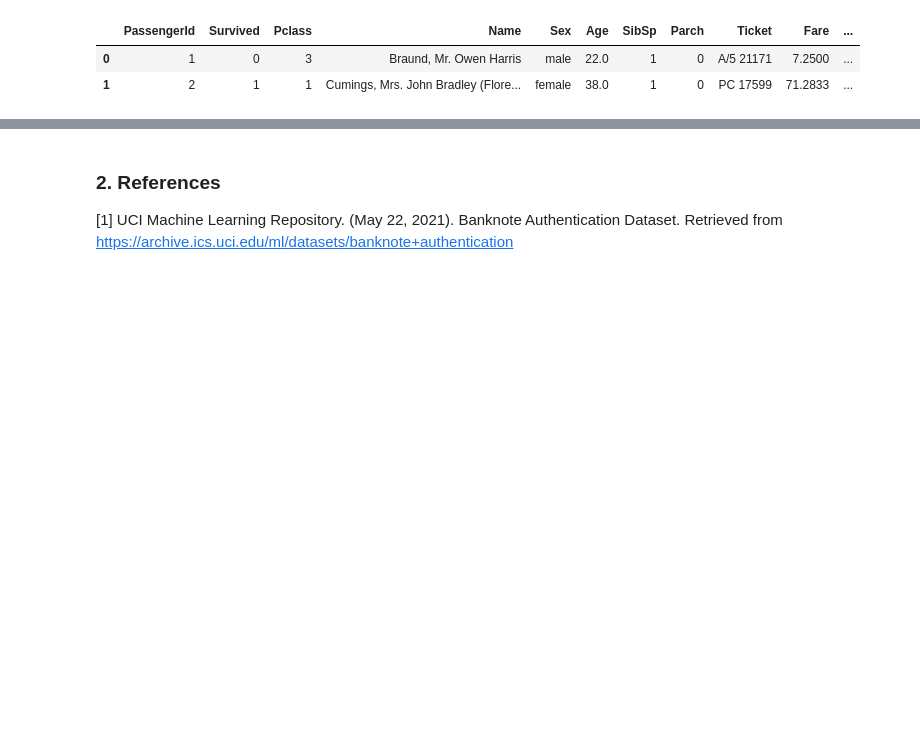
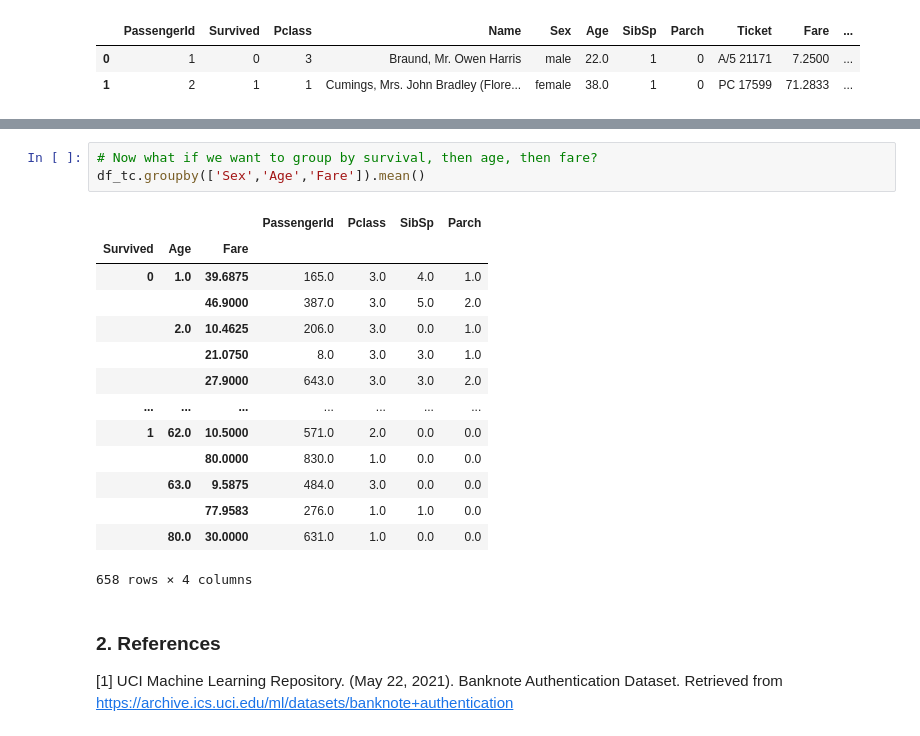
Before and after one commit to alexismenanieves/Pandas_Practice, a Jupyter notebook: Pandas_Practice_Notebook.ipynb, the cells around one changed output, grey strips where cells are left out. Saved outputs shown, nothing was run; the diff lists cells and outputs as text; blank space fills up the shorter version.

Commit message:
Added groupby section

```diff
--- a/Pandas_Practice_Notebook.ipynb
+++ b/Pandas_Practice_Notebook.ipynb
@@ -344,3 +384,21 @@ We want to drop duplicate rows from the Titanic dataset
+# %%
+# Now what if we want to group by survival, then age, then fare?
+df_tc.groupby(['Sex','Age','Fare']).mean()
+# %% [output]
+|  |  |  | PassengerId | Pclass | SibSp | Parch |
+| Survived | Age | Fare |  |  |  |  |
+| 0 | 1.0 | 39.6875 | 165.0 | 3.0 | 4.0 | 1.0 |
+|  |  | 46.9000 | 387.0 | 3.0 | 5.0 | 2.0 |
+|  | 2.0 | 10.4625 | 206.0 | 3.0 | 0.0 | 1.0 |
+|  |  | 21.0750 | 8.0 | 3.0 | 3.0 | 1.0 |
+|  |  | 27.9000 | 643.0 | 3.0 | 3.0 | 2.0 |
+| ... | ... | ... | ... | ... | ... | ... |
+| 1 | 62.0 | 10.5000 | 571.0 | 2.0 | 0.0 | 0.0 |
+|  |  | 80.0000 | 830.0 | 1.0 | 0.0 | 0.0 |
+|  | 63.0 | 9.5875 | 484.0 | 3.0 | 0.0 | 0.0 |
+|  |  | 77.9583 | 276.0 | 1.0 | 1.0 | 0.0 |
+|  | 80.0 | 30.0000 | 631.0 | 1.0 | 0.0 | 0.0 |
+658 rows × 4 columns
 # %% [markdown]
 ### 2. References
 
```
Also changed, not shown: parts of 7 cells of this notebook.
